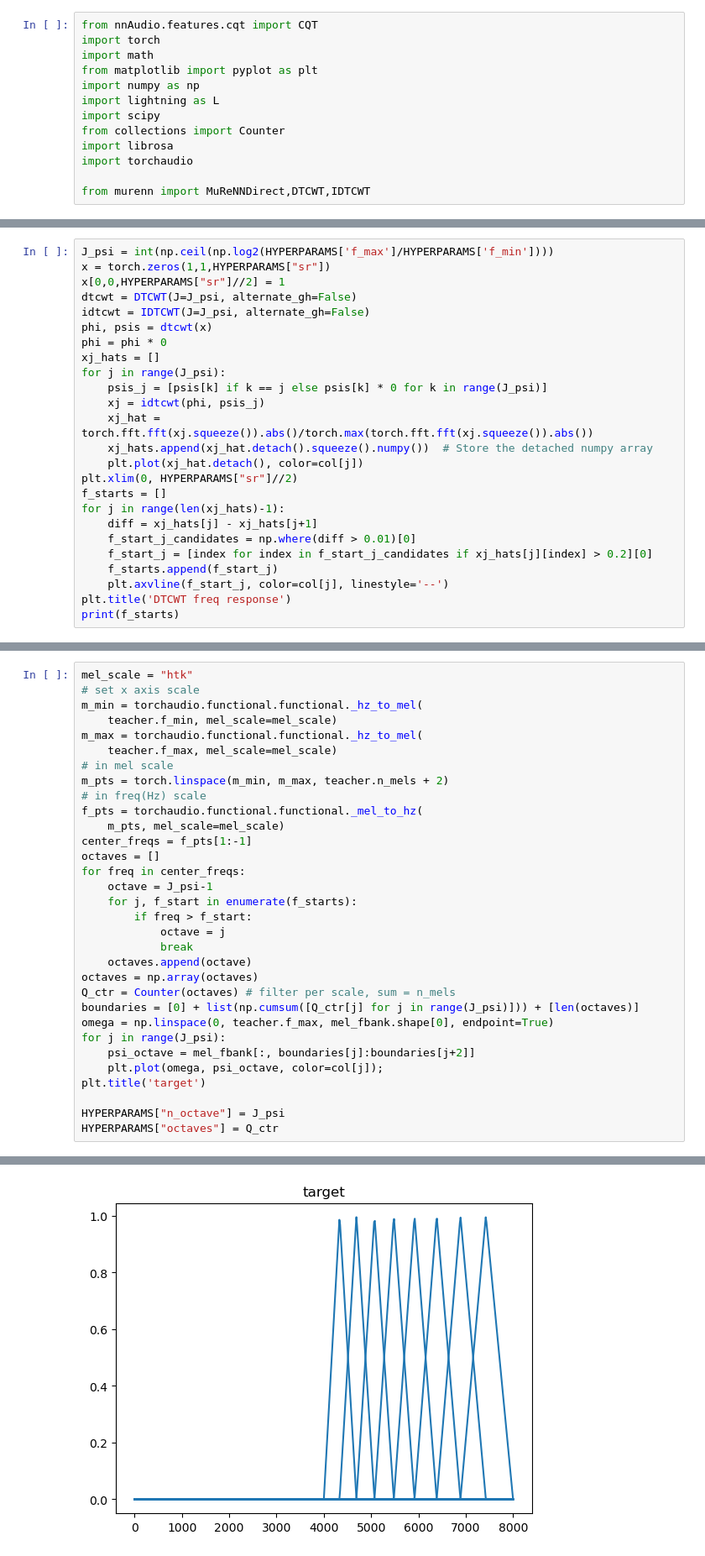
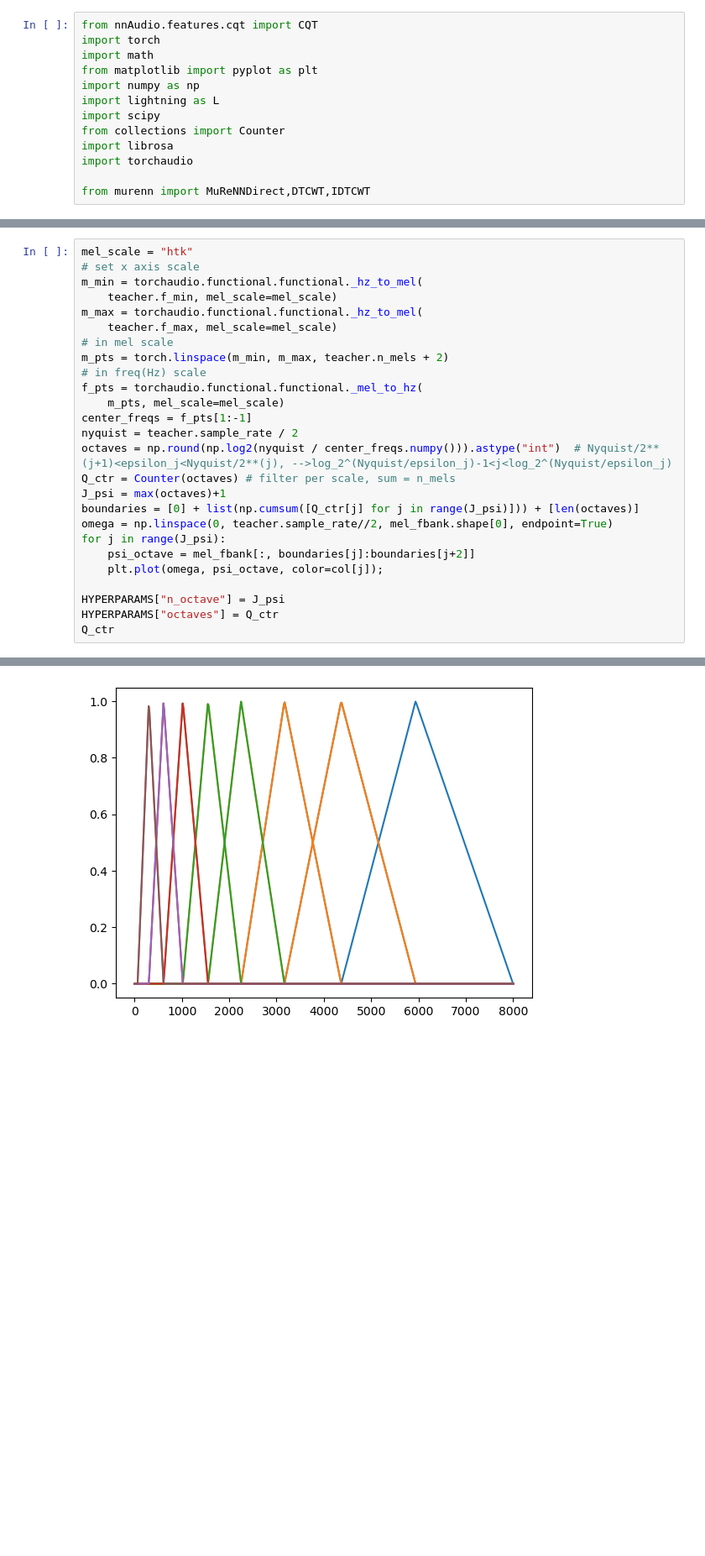
Before and after one commit to xir4n/murenn_theory, a Jupyter notebook: reproduce_waspaa/reproduce_waspaa.ipynb, the cells around one changed output, grey strips where cells are left out. Shown at 84% size. Saved outputs shown, nothing was run; the diff lists cells and outputs as text; blank space fills up the shorter version.

```diff
--- a/reproduce_waspaa/reproduce_waspaa.ipynb
+++ b/reproduce_waspaa/reproduce_waspaa.ipynb
@@ -38,28 +38,3 @@ col = [
     'tab:brown', 'tab:pink', 'tab:gray', 'tab:olive', 'tab:cyan']
 teacher = torchaudio.transforms.MelSpectrogram(**mel_params)
 mel_fbank = teacher.mel_scale.fb.flip(dims=(-1,)) #nb_bins*nb_mels tensor
-# %%
-J_psi = int(np.ceil(np.log2(HYPERPARAMS['f_max']/HYPERPARAMS['f_min'])))
-x = torch.zeros(1,1,HYPERPARAMS["sr"])
-x[0,0,HYPERPARAMS["sr"]//2] = 1
-dtcwt = DTCWT(J=J_psi, alternate_gh=False)
-idtcwt = IDTCWT(J=J_psi, alternate_gh=False)
-phi, psis = dtcwt(x)
-phi = phi * 0
-xj_hats = []
-for j in range(J_psi):
-    psis_j = [psis[k] if k == j else psis[k] * 0 for k in range(J_psi)]
-    xj = idtcwt(phi, psis_j)
-    xj_hat = torch.fft.fft(xj.squeeze()).abs()/torch.max(torch.fft.fft(xj.squeeze()).abs())
-    xj_hats.append(xj_hat.detach().squeeze().numpy())  # Store the detached numpy array
-    plt.plot(xj_hat.detach(), color=col[j])
-plt.xlim(0, HYPERPARAMS["sr"]//2)
-f_starts = []
-for j in range(len(xj_hats)-1):
-    diff = xj_hats[j] - xj_hats[j+1]
-    f_start_j_candidates = np.where(diff > 0.01)[0]
-    f_start_j = [index for index in f_start_j_candidates if xj_hats[j][index] > 0.2][0]
-    f_starts.append(f_start_j)
-    plt.axvline(f_start_j, color=col[j], linestyle='--')
-plt.title('DTCWT freq response')
-print(f_starts)
@@ -79,23 +51,17 @@ m_pts = torch.linspace(m_min, m_max, teacher.n_mels + 2)
 f_pts = torchaudio.functional.functional._mel_to_hz(
     m_pts, mel_scale=mel_scale)
 center_freqs = f_pts[1:-1]
-octaves = []
-for freq in center_freqs:
-    octave = J_psi-1
-    for j, f_start in enumerate(f_starts):
-        if freq > f_start:
-            octave = j
-            break
-    octaves.append(octave)
-octaves = np.array(octaves)
+nyquist = teacher.sample_rate / 2
+octaves = np.round(np.log2(nyquist / center_freqs.numpy())).astype("int")  # Nyquist/2**(j+1)<epsilon_j<Nyquist/2**(j), -->log_2^(Nyquist/epsilon_j)-1<j<log_2^(Nyquist/epsilon_j)
 Q_ctr = Counter(octaves) # filter per scale, sum = n_mels
+J_psi = max(octaves)+1
 boundaries = [0] + list(np.cumsum([Q_ctr[j] for j in range(J_psi)])) + [len(octaves)]
-omega = np.linspace(0, teacher.f_max, mel_fbank.shape[0], endpoint=True)
+omega = np.linspace(0, teacher.sample_rate//2, mel_fbank.shape[0], endpoint=True)
 for j in range(J_psi):
     psi_octave = mel_fbank[:, boundaries[j]:boundaries[j+2]]
     plt.plot(omega, psi_octave, color=col[j]);
-plt.title('target')
 
 HYPERPARAMS["n_octave"] = J_psi
 HYPERPARAMS["octaves"] = Q_ctr
+Q_ctr
 # %% [output]
@@ -102,4 +69,4 @@ HYPERPARAMS["octaves"] = Q_ctr
-[figure, old version]
+[figure, new version]
 # %%
 class SineData(torch.utils.data.Dataset):
     def __init__(self, spec):
```
Also changed, not shown: parts of 16 cells of this notebook, 3 other files.
